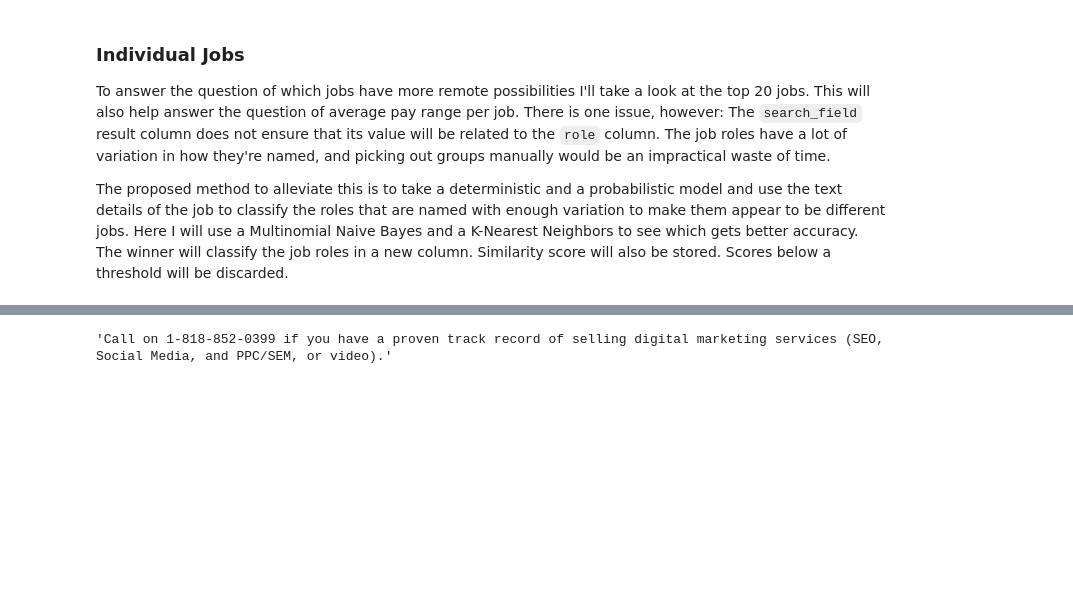
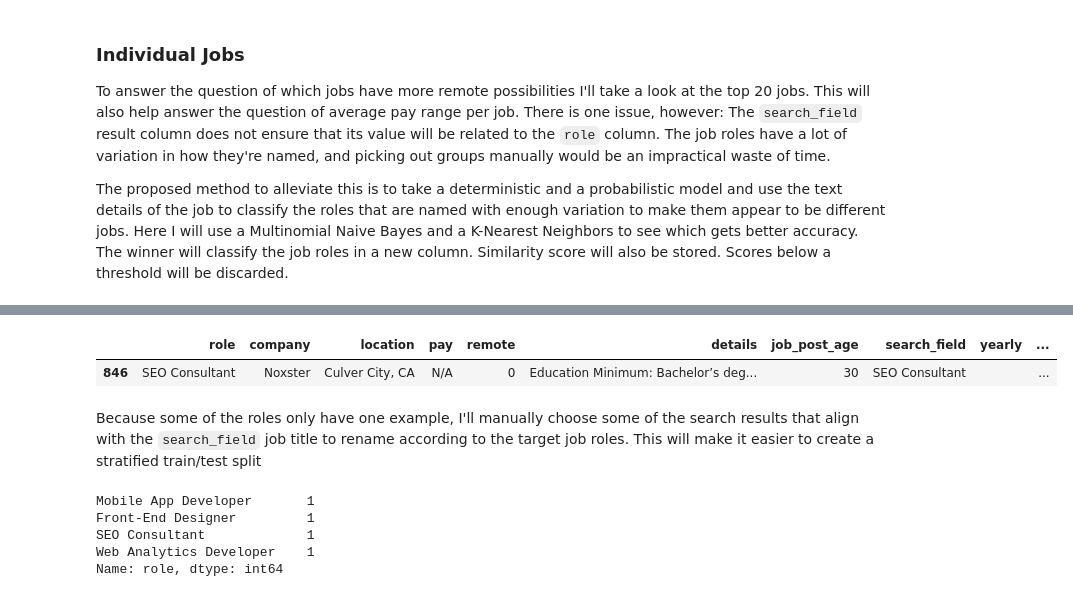
Before and after one commit to jose-marquez89/tech-job-landscape, a Jupyter notebook: python_scrape/jobs_explore.ipynb, the cells around one changed output, grey strips where cells are left out. Drawn from its saved outputs; the diff is of its cells as text; code cells hidden in the pictures; blank space fills up the shorter version.

Commit message:
creates better data for train/test split

```diff
--- a/python_scrape/jobs_explore.ipynb
+++ b/python_scrape/jobs_explore.ipynb
@@ -339,5 +339,6 @@ The proposed method to alleviate this is to take a deterministic and a probabili
 jobs.loc[jobs['search_field'] == 'Software Developers', 'search_field'] = "Software Developer"
 # %%
 # Now, the jobs where the role and search_field align exactly
-# will become the training data
-jobs[jobs['role'] == jobs['search_field']]['role'].value_counts()
+# will become the training data. This could be difficult to test
+# because some roles only have one example
+class_data = jobs[jobs['role'] == jobs['search_field']]
@@ -362,4 +345,15 @@ Name: role, dtype: int64
-# %%
-jobs['details'].iloc[789]
-# %% [output]
-'Call on 1-818-852-0399 if you have a proven track record of selling digital marketing services (SEO, Social Media, and PPC/SEM, or video).'
+# %%
+class_data[class_data['role'] == "SEO Consultant"]
+# %% [output]
+|  | role | company | location | pay | remote | details | job_post_age | search_field | yearly | ... |
+| 846 | SEO Consultant | Noxster | Culver City, CA | N/A | 0 | Education Minimum: Bachelor’s deg... | 30 | SEO Consultant |  | ... |
+# %% [markdown]
+Because some of the roles only have one example, I'll manually choose some of the search results that align with the `search_field` job title to rename according to the target job roles. This will make it easier to create a stratified train/test split
+# %%
+class_data['role'].value_counts()[class_data['role'].value_counts() == 1]
+# %% [output]
+Mobile App Developer       1
+Front-End Designer         1
+SEO Consultant             1
+Web Analytics Developer    1
+Name: role, dtype: int64
```
Also changed, not shown: parts of 12 cells of this notebook.
